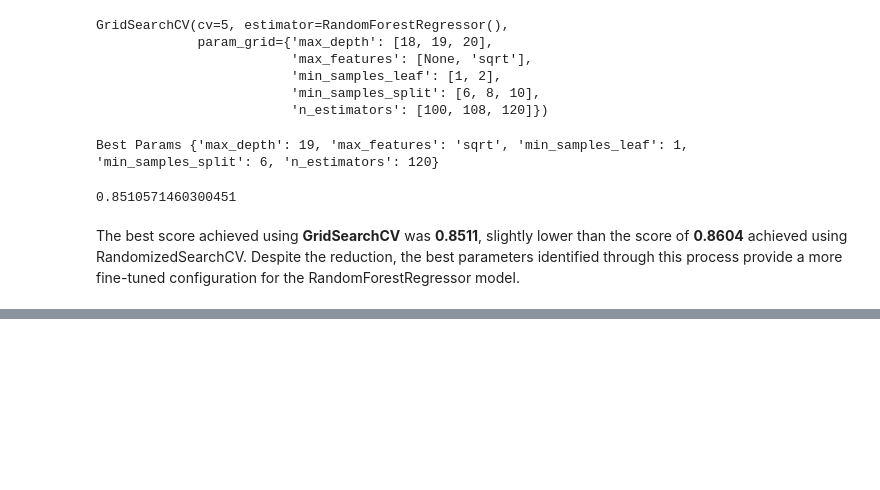
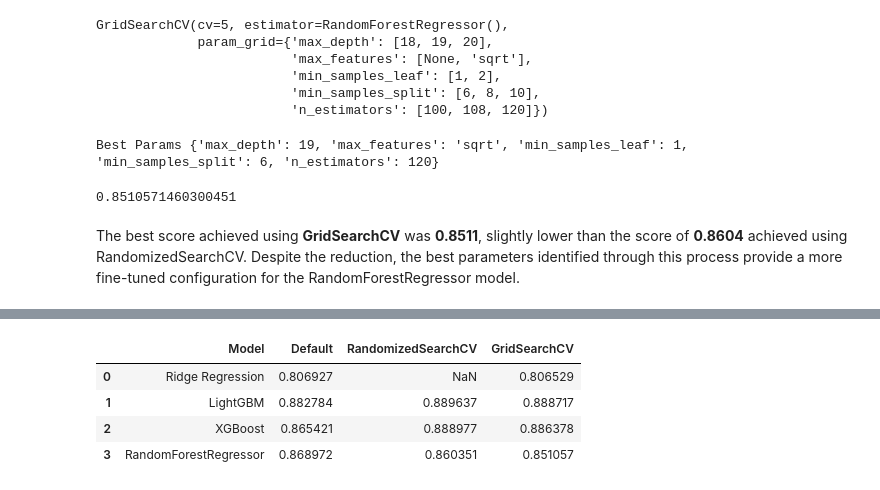
Before and after one commit to otuemre/HousePricingML, a Jupyter notebook: src/notebooks/housePricingML.ipynb, the cells around one changed output, grey strips where cells are left out. Saved outputs shown, nothing was run; the diff lists cells and outputs as text; code cells hidden in the pictures; blank space fills up the shorter version.

Commit message:
Create Pandas DataFrame for model comparison

```diff
--- a/src/notebooks/housePricingML.ipynb
+++ b/src/notebooks/housePricingML.ipynb
@@ -1549,7 +1553,8 @@ print("Best params:", xgb_gs.best_params_)
 # %% [output]
 Best params: {'colsample_bytree': 0.88, 'learning_rate': 0.18, 'max_depth': 5, 'n_estimators': 480, 'subsample': 0.7}
 # %%
-xgb_gs.score(X_test, y_test)
+xgb_gs_score = xgb_gs.score(X_test, y_test)
+xgb_gs_score
 # %% [output]
 0.8863784452114382
 # %% [markdown]
@@ -1591,7 +1596,8 @@ print("Best Params", random_forest_rs.best_params_)
 # %% [output]
 Best Params {'bootstrap': True, 'max_depth': 19, 'max_features': None, 'min_samples_leaf': 1, 'min_samples_split': 8, 'n_estimators': 108}
 # %%
-random_forest_rs.score(X_test, y_test)
+random_forest_rs_score = random_forest_rs.score(X_test, y_test)
+random_forest_rs_score
 # %% [output]
 0.860351119252206
 # %% [markdown]
@@ -1625,7 +1631,8 @@ print("Best Params", random_forest_gs.best_params_)
 # %% [output]
 Best Params {'max_depth': 19, 'max_features': 'sqrt', 'min_samples_leaf': 1, 'min_samples_split': 6, 'n_estimators': 120}
 # %%
-random_forest_gs.score(X_test, y_test)
+random_forest_gs_score = random_forest_gs.score(X_test, y_test)
+random_forest_gs_score
 # %% [output]
 0.8510571460300451
 # %% [markdown]
@@ -1632,0 +1643,16 @@ The best score achieved using **GridSearchCV** was **0.8511**, slightly lower th
+# %%
+data = {
+    "Model": ["Ridge Regression", "LightGBM", "XGBoost", "RandomForestRegressor"],
+    "Default": [ridge_reg_score, lgbm_reg_score, xgb_reg_score, random_forest_reg_score],
+    "RandomizedSearchCV": [None, lgbm_rs_score, xgb_rs_score ,random_forest_rs_score],
+    "GridSearchCV": [ridge_gs_score, lgbm_gs_score, xgb_gs_score, random_forest_gs_score]
+}
+# %%
+comparison_df = pd.DataFrame(data)
+comparison_df
+# %% [output]
+|  | Model | Default | RandomizedSearchCV | GridSearchCV |
+| 0 | Ridge Regression | 0.806927 | NaN | 0.806529 |
+| 1 | LightGBM | 0.882784 | 0.889637 | 0.888717 |
+| 2 | XGBoost | 0.865421 | 0.888977 | 0.886378 |
+| 3 | RandomForestRegressor | 0.868972 | 0.860351 | 0.851057 |
```
Also changed, not shown: parts of 12 cells of this notebook.
